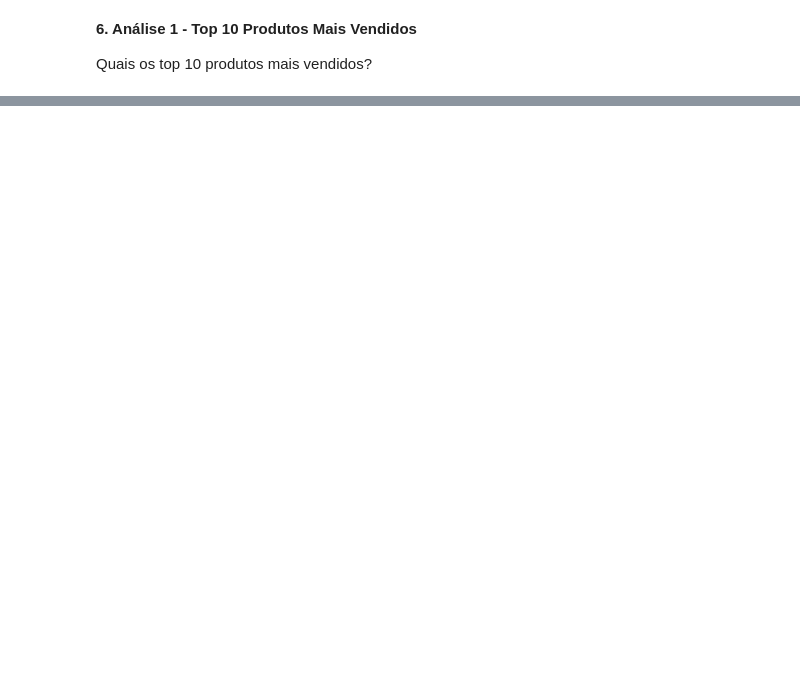
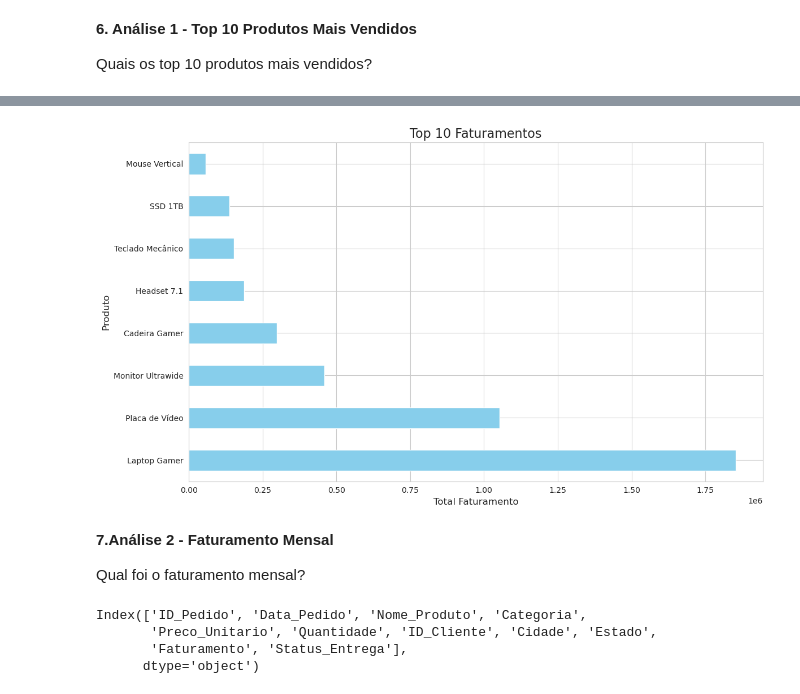
Before and after one commit to leojutsu/Base_Python, a Jupyter notebook: Mini-projeto1.ipynb, the cells around one changed output, grey strips where cells are left out. Cells and saved outputs as stored; diff of their text form; code cells hidden in the pictures; blank space fills up the shorter version.

```diff
--- a/Mini-projeto1.ipynb
+++ b/Mini-projeto1.ipynb
@@ -333,0 +333,3 @@ plt.show()
+# %%
+# Agrupando por nome produto, soma o faturamento
+top10_produtos_faturamento = df_vendas.groupby('Nome_Produto')['Faturamento'].sum().sort_values(ascending=False).head(10)
@@ -333,0 +349,31 @@ plt.show()
+# %%
+# Defininfo um estilo para o gráfico
+sns.set_style("whitegrid")
+
+# figura e eixos
+plt.figure(figsize = (12, 7))
+
+# Gráfico de barras horizontais
+top10_produtos_faturamento.sort_values(ascending = False).plot(kind = 'barh', color = 'skyblue')
+
+# Adicionando títulos e labels
+plt.title("Top 10 Faturamentos", fontsize = 16)
+plt.xlabel("Total Faturamento", fontsize = 12)
+plt.ylabel("Produto", fontsize = 12)
+
+# Exibe o gráfico
+plt.tight_layout()
+plt.show()
+# %% [output]
+[figure, added]
+# %% [markdown]
+**7.Análise 2 - Faturamento Mensal**
+
+Qual foi o faturamento mensal?
+# %%
+df_vendas.columns
+# %% [output]
+Index(['ID_Pedido', 'Data_Pedido', 'Nome_Produto', 'Categoria',
+       'Preco_Unitario', 'Quantidade', 'ID_Cliente', 'Cidade', 'Estado',
+       'Faturamento', 'Status_Entrega'],
+      dtype='object')
```
Also changed, not shown: parts of 14 cells of this notebook.
